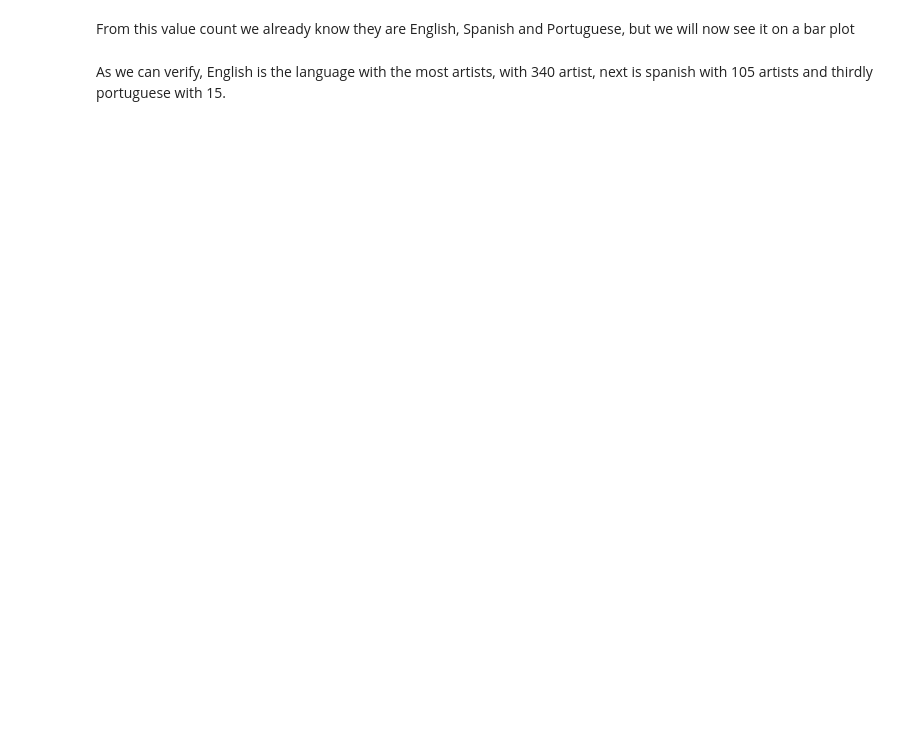
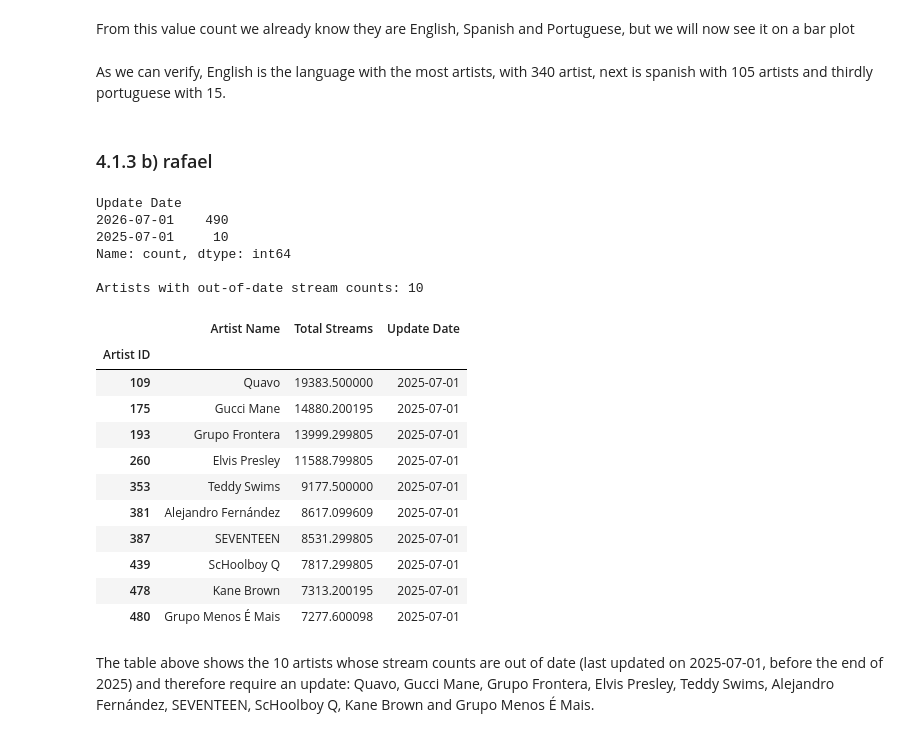
Before and after one commit to martim-dot/Group15_PDS_2627, a Jupyter notebook: project.ipynb, the cells around one changed output. Cells and saved outputs as stored; diff of their text form; code cells hidden in the pictures; blank space fills up the shorter version.

```diff
--- a/project.ipynb
+++ b/project.ipynb
@@ -430,3 +431,38 @@ fig = px.histogram(artist_df, x = 'Primary Language', title = 'Primary Language
 fig.show()
 # %% [markdown]
 As we can verify, English is the language with the most artists, with 340 artist, next is spanish with 105 artists and thirdly portuguese with 15.
+# %% [markdown]
+### 4.1.3 b) rafael
+# %%
+cutoff = dt.datetime(2025, 12, 31)
+
+print(artist_df['Update Date'].value_counts())
+
+outdated = artist_df[artist_df['Update Date'] < cutoff]
+print(f"\nArtists with out-of-date stream counts: {len(outdated)}")
+# %% [output]
+Update Date
+2026-07-01    490
+2025-07-01     10
+Name: count, dtype: int64
+
+Artists with out-of-date stream counts: 10
+# %%
+outdated_artists = (outdated[['Artist Name', 'Total Streams', 'Update Date']]
+                    .sort_values('Total Streams', ascending=False))
+display(outdated_artists.round({'Total Streams': 1}))
+# %% [output]
+|  | Artist Name | Total Streams | Update Date |
+| Artist ID |  |  |  |
+| 109 | Quavo | 19383.500000 | 2025-07-01 |
+| 175 | Gucci Mane | 14880.200195 | 2025-07-01 |
+| 193 | Grupo Frontera | 13999.299805 | 2025-07-01 |
+| 260 | Elvis Presley | 11588.799805 | 2025-07-01 |
+| 353 | Teddy Swims | 9177.500000 | 2025-07-01 |
+| 381 | Alejandro Fernández | 8617.099609 | 2025-07-01 |
+| 387 | SEVENTEEN | 8531.299805 | 2025-07-01 |
+| 439 | ScHoolboy Q | 7817.299805 | 2025-07-01 |
+| 478 | Kane Brown | 7313.200195 | 2025-07-01 |
+| 480 | Grupo Menos É Mais | 7277.600098 | 2025-07-01 |
+# %% [markdown]
+The table above shows the 10 artists whose stream counts are out of date (last updated on 2025-07-01, before the end of 2025) and therefore require an update: Quavo, Gucci Mane, Grupo Frontera, Elvis Presley, Teddy Swims, Alejandro Fernández, SEVENTEEN, ScHoolboy Q, Kane Brown and Grupo Menos É Mais.
```
Also changed, not shown: parts of 4 cells of this notebook, 1 other file.
